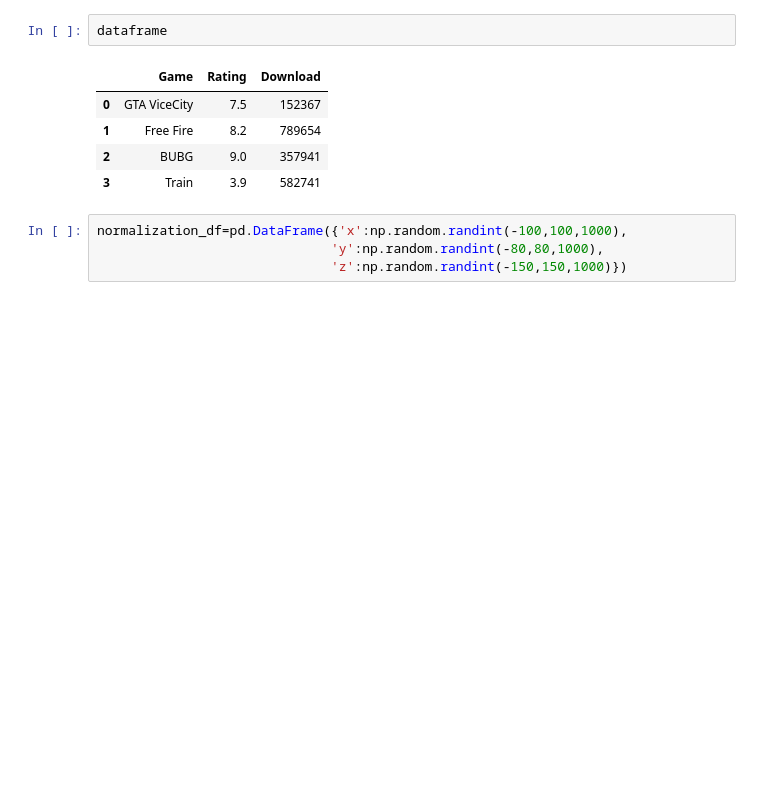
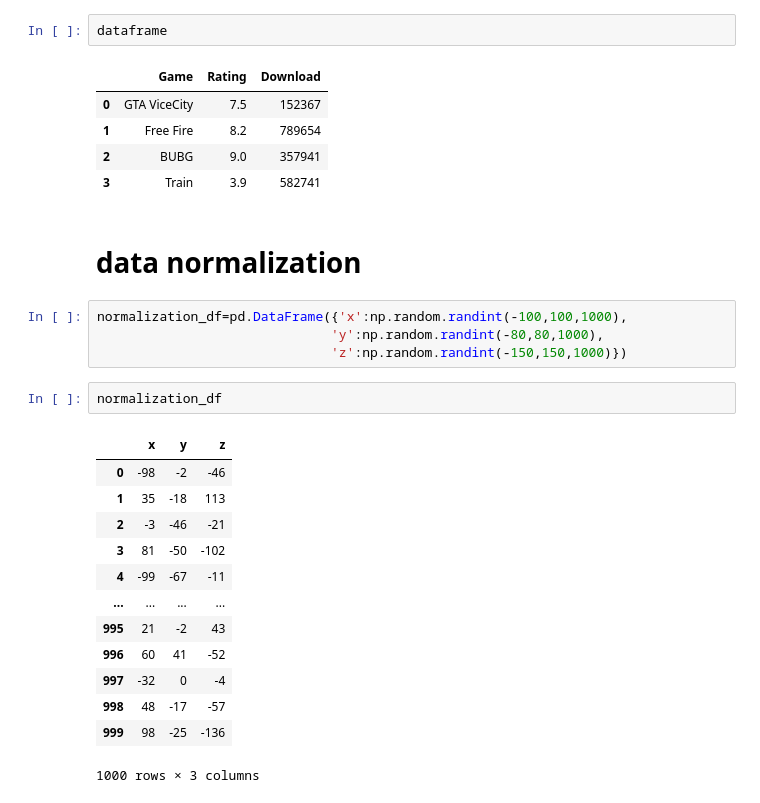
Before and after one commit to manikandan578/4th-sem, a Jupyter notebook: pandas.ipynb, the cells around one changed output. Saved outputs shown, nothing was run; the diff lists cells and outputs as text; blank space fills up the shorter version.

```diff
--- a/pandas.ipynb
+++ b/pandas.ipynb
@@ -123,7 +123,25 @@ dataframe
 | 1 | Free Fire | 8.2 | 789654 |
 | 2 | BUBG | 9.0 | 357941 |
 | 3 | Train | 3.9 | 582741 |
+# %% [markdown]
+# data normalization
 # %%
 normalization_df=pd.DataFrame({'x':np.random.randint(-100,100,1000),
                               'y':np.random.randint(-80,80,1000),
                               'z':np.random.randint(-150,150,1000)})
+# %%
+normalization_df
+# %% [output]
+|  | x | y | z |
+| 0 | -98 | -2 | -46 |
+| 1 | 35 | -18 | 113 |
+| 2 | -3 | -46 | -21 |
+| 3 | 81 | -50 | -102 |
+| 4 | -99 | -67 | -11 |
+| ... | ... | ... | ... |
+| 995 | 21 | -2 | 43 |
+| 996 | 60 | 41 | -52 |
+| 997 | -32 | 0 | -4 |
+| 998 | 48 | -17 | -57 |
+| 999 | 98 | -25 | -136 |
+1000 rows × 3 columns
```
Also changed, not shown: parts of 21 cells of this notebook.
